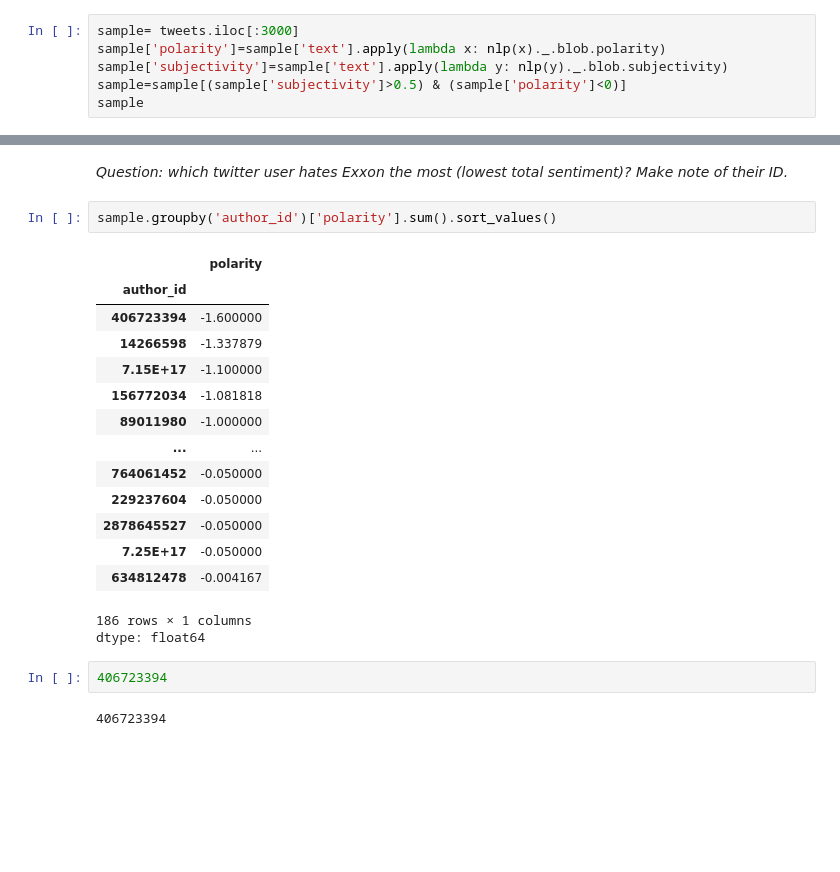
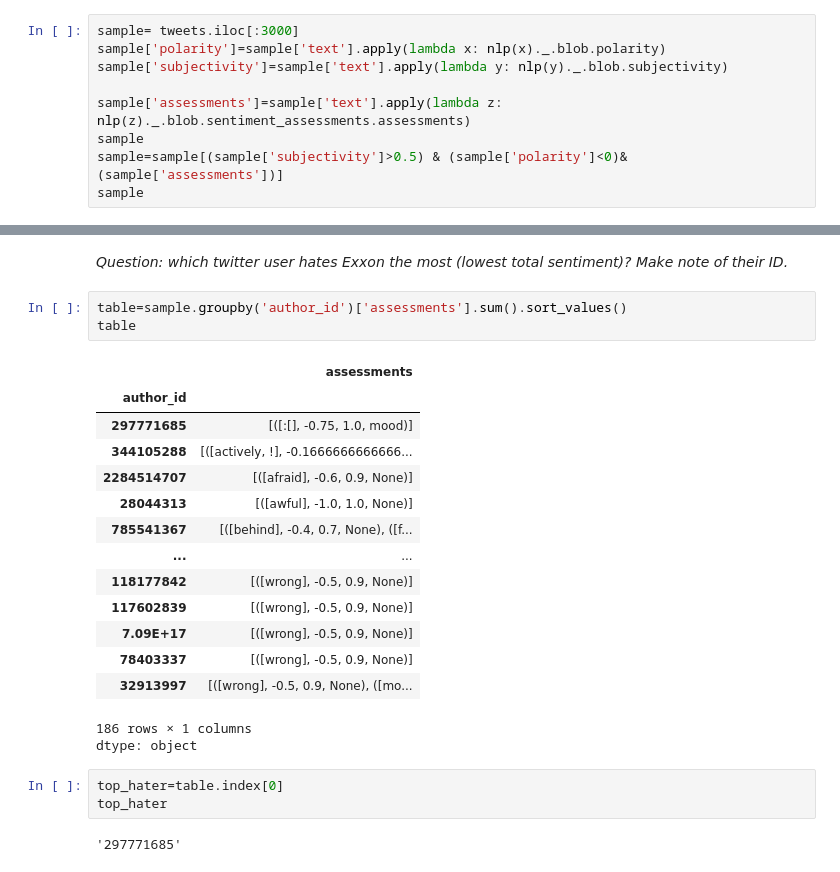
Before and after one commit to yui661/QM2, a Jupyter notebook: notebooks/W04. Natural Language Processing.ipynb, the cells around one changed output, grey strips where cells are left out. Cells and saved outputs as stored; diff of their text form; blank space fills up the shorter version.

```diff
--- a/notebooks/W04. Natural Language Processing.ipynb
+++ b/notebooks/W04. Natural Language Processing.ipynb
@@ -690,8 +684,11 @@ In the code cell below:
 sample= tweets.iloc[:3000]
 sample['polarity']=sample['text'].apply(lambda x: nlp(x)._.blob.polarity)
 sample['subjectivity']=sample['text'].apply(lambda y: nlp(y)._.blob.subjectivity)
-sample=sample[(sample['subjectivity']>0.5) & (sample['polarity']<0)]
+
+sample['assessments']=sample['text'].apply(lambda z: nlp(z)._.blob.sentiment_assessments.assessments)
 sample
+sample=sample[(sample['subjectivity']>0.5) & (sample['polarity']<0)&(sample['assessments'])]
+sample
 # %% [output]
 A value is trying to be set on a copy of a slice from a DataFrame.
 Try using .loc[row_indexer,col_indexer] = value instead
@@ -719,24 +721,26 @@ See the caveats in the documentation: https://pandas.pydata.org/pandas-docs/stab
 # %% [markdown]
 *Question: which twitter user hates Exxon the most (lowest total sentiment)? Make note of their ID.*
 # %%
-sample.groupby('author_id')['polarity'].sum().sort_values()
+table=sample.groupby('author_id')['assessments'].sum().sort_values()
+table
 # %% [output]
-|  | polarity |
+|  | assessments |
 | author_id |  |
-| 406723394 | -1.600000 |
-| 14266598 | -1.337879 |
-| 7.15E+17 | -1.100000 |
-| 156772034 | -1.081818 |
-| 89011980 | -1.000000 |
+| 297771685 | [([:[], -0.75, 1.0, mood)] |
+| 344105288 | [([actively, !], -0.1666666666666... |
+| 2284514707 | [([afraid], -0.6, 0.9, None)] |
+| 28044313 | [([awful], -1.0, 1.0, None)] |
+| 785541367 | [([behind], -0.4, 0.7, None), ([f... |
 | ... | ... |
-| 764061452 | -0.050000 |
-| 229237604 | -0.050000 |
-| 2878645527 | -0.050000 |
-| 7.25E+17 | -0.050000 |
-| 634812478 | -0.004167 |
+| 118177842 | [([wrong], -0.5, 0.9, None)] |
+| 117602839 | [([wrong], -0.5, 0.9, None)] |
+| 7.09E+17 | [([wrong], -0.5, 0.9, None)] |
+| 78403337 | [([wrong], -0.5, 0.9, None)] |
+| 32913997 | [([wrong], -0.5, 0.9, None), ([mo... |
 186 rows × 1 columns
-dtype: float64
+dtype: object
-# %%
-406723394
-# %% [output]
-406723394
+# %%
+top_hater=table.index[0]
+top_hater
+# %% [output]
+'297771685'
```
Also changed, not shown: parts of 2 cells of this notebook.
